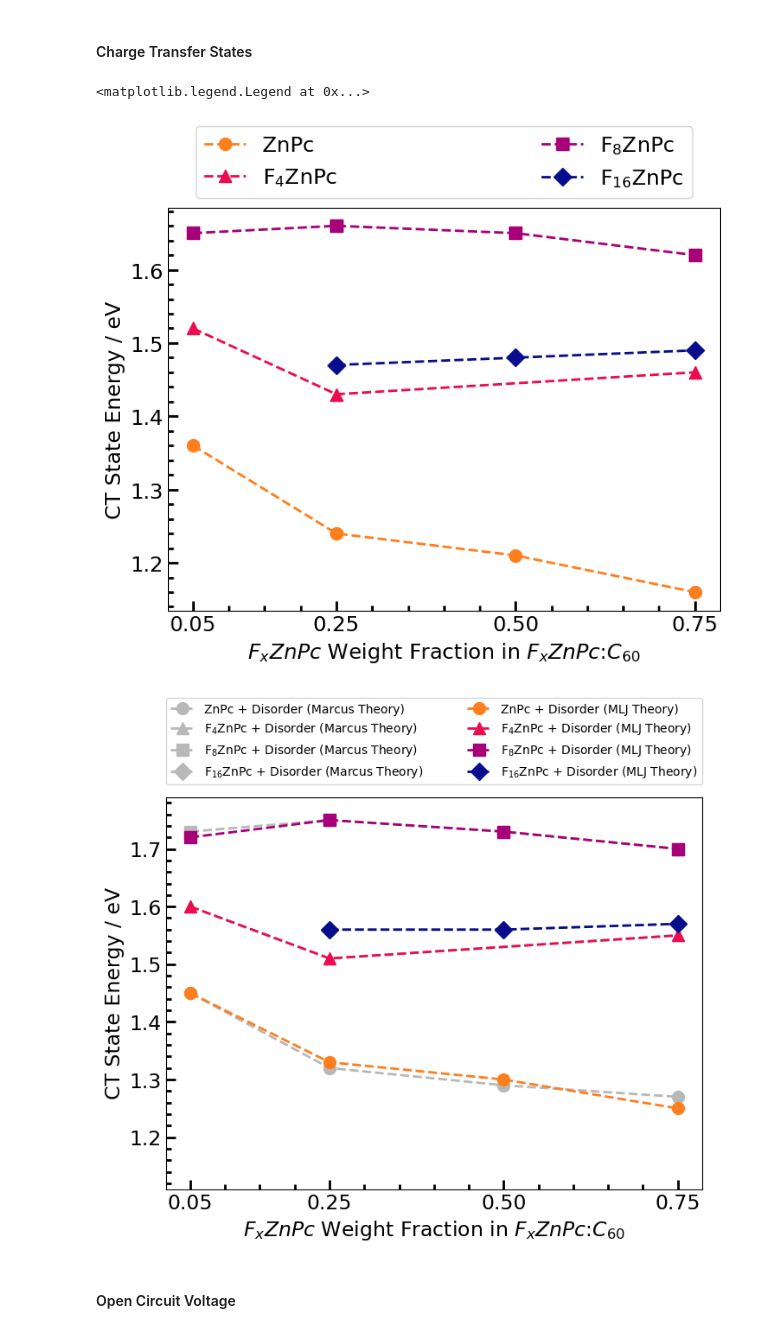
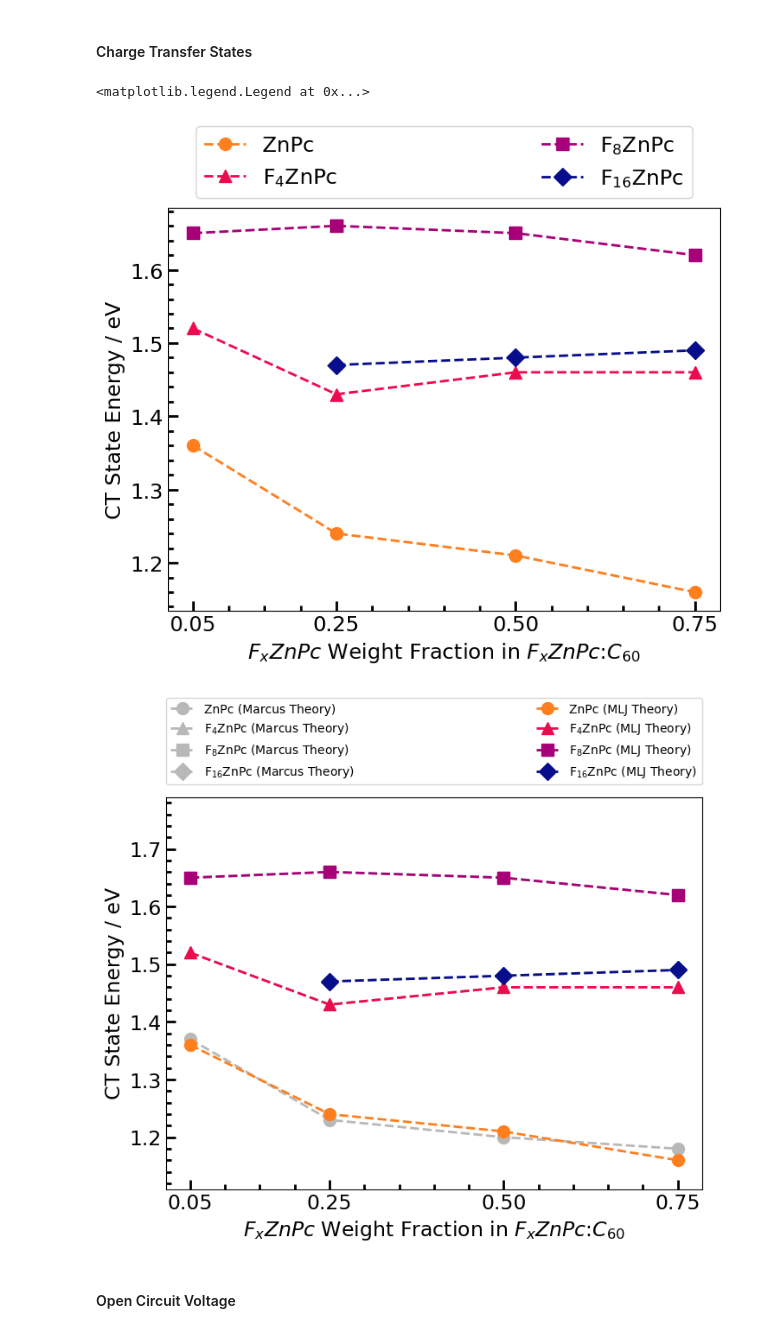
Before and after one commit to annajungbluth/Voltage-Loss-Calculations, a Jupyter notebook: Voltage Losses.ipynb, the cells around one changed output. Drawn from its saved outputs; the diff is of its cells as text; code cells hidden in the pictures.

```diff
--- a/Voltage Losses.ipynb
+++ b/Voltage Losses.ipynb
@@ -201,7 +243,6 @@ materials = ['ZnPc', '$\mathregular{F_{4}ZnPc}$', '$\mathregular{F_{8}ZnPc}$', '
 labels = ['0.05', '0.25', '0.50', '0.75']
 
 x = [0.05, 0.25, 0.50, 0.75]
-F4_x = [0.05, 0.25, 0.75]
 F16_x = [0.25, 0.5, 0.75]
 
 # Marcus Theory
@@ -219,66 +260,66 @@ plt.ylabel('CT State Energy / eV', fontsize=17, fontweight='medium')
 plt.xticks(x, labels)
 
 #plt.plot(x, ZnPc_Ect_Marcus, 'o', markersize=10, linestyle='--', linewidth=2, label=materials[0], color=colors[1])
-#plt.plot(F4_x, F4ZnPc_Ect_Marcus[0:2] + [F4ZnPc_Ect_Marcus[3]], '^', markersize=10, linestyle='--', linewidth=2, label=materials[1], color=colors[2])
+#plt.plot(x, F4ZnPc_Ect_Marcus, '^', markersize=10, linestyle='--', linewidth=2, label=materials[1], color=colors[2])
 #plt.plot(x, F8ZnPc_Ect_Marcus[0:4], 's', markersize=10, linestyle='--', linewidth=2, label=materials[2], color=colors[3])
 #plt.plot(F16_x, F16ZnPc_Ect_Marcus[1:], 'D', markersize=10, linestyle='--', linewidth=2, label=materials[3], color=colors[4])
 
 plt.plot(x, ZnPc_Ect_MLJ, 'o', markersize=10, linestyle='--', linewidth=2, label=materials[0], color=colors[1])
-plt.plot(F4_x, F4ZnPc_Ect_MLJ[0:2] + [F4ZnPc_Ect_MLJ[3]], '^', markersize=10, linestyle='--', linewidth=2, label=materials[1], color=colors[2])
+plt.plot(x, F4ZnPc_Ect_MLJ, '^', markersize=10, linestyle='--', linewidth=2, label=materials[1], color=colors[2])
 plt.plot(x, F8ZnPc_Ect_MLJ[0:4], 's', markersize=10, linestyle='--', linewidth=2, label=materials[2], color=colors[3])
 plt.plot(F16_x, F16ZnPc_Ect_MLJ[1:], 'D', markersize=10, linestyle='--', linewidth=2, label=materials[3], color=colors[4])
 
 #plt.plot(x, ZnPc_Ect_Marcus, 'o', markersize=10, linestyle='--', linewidth=2, label=materials[0], color=colors[1])
-#plt.plot(F4_x, F4ZnPc_Ect_Marcus[0:2] + [F4ZnPc_Ect_Marcus[3]], '^', markersize=10, linestyle='--', linewidth=2, label=materials[1], color=colors[2])
+#plt.plot(x, F4ZnPc_Ect_Marcus, '^', markersize=10, linestyle='--', linewidth=2, label=materials[1], color=colors[2])
 #plt.plot(x, F8ZnPc_Ect_Marcus[0:4], 's', markersize=10, linestyle='--', linewidth=2, label=materials[2], color=colors[3])
 #plt.plot(F16_x, F16ZnPc_Ect_Marcus[1:], 'D', markersize=10, linestyle='--', linewidth=2, label=materials[3], color=colors[4])
 
 #plt.ylim(1.11, 1.79)
 plt.legend(fontsize = 17, bbox_to_anchor=(0.05, 1.1, 0.9, .102), loc=2, ncol=2, mode="expand", borderaxespad=0.)
 
 # Marcus Theory + Disorder
 
 plt.figure(figsize=(8,6), dpi = 100);
 plt.grid(False)
 plt.tick_params(labelsize=12)
 plt.minorticks_on()
 plt.rcParams['figure.facecolor']='xkcd:white'
 plt.rcParams['figure.edgecolor']='xkcd:white'
 plt.tick_params(labelsize=17, direction='in', axis='both', which='major', length=8, width=2)
 plt.tick_params(labelsize=17, direction='in', axis='both', which='minor', length=4, width=2)
 plt.xlabel('$F_{x}ZnPc$ Weight Fraction in $F_{x}ZnPc$:$C_{60}$', fontsize=17, fontweight='medium')
 plt.ylabel('CT State Energy / eV', fontsize=17, fontweight='medium')
 plt.xticks(x, labels)
 
 # color='#B8B8B8'
 
-#plt.plot(x, ZnPc_Ect_Marcus, 'o', markersize=10, linestyle='--', linewidth=2, label=materials[0]+' (Marcus Theory)', color='#B8B8B8')
-#plt.plot(F4_x, F4ZnPc_Ect_Marcus[0:2] + [F4ZnPc_Ect_Marcus[3]], '^', markersize=10, linestyle='--', linewidth=2, label=materials[1]+' (Marcus Theory)', color='#B8B8B8')
-#plt.plot(x, F8ZnPc_Ect_Marcus[0:4], 's', markersize=10, linestyle='--', linewidth=2, label=materials[2]+' (Marcus Theory)', color='#B8B8B8')
-#plt.plot(F16_x, F16ZnPc_Ect_Marcus[1:], 'D', markersize=10, linestyle='--', linewidth=2, label=materials[3]+' (Marcus Theory)', color='#B8B8B8')
+plt.plot(x, ZnPc_Ect_Marcus, 'o', markersize=10, linestyle='--', linewidth=2, label=materials[0]+' (Marcus Theory)', color='#B8B8B8')
+plt.plot(x, F4ZnPc_Ect_Marcus, '^', markersize=10, linestyle='--', linewidth=2, label=materials[1]+' (Marcus Theory)', color='#B8B8B8')
+plt.plot(x, F8ZnPc_Ect_Marcus[0:4], 's', markersize=10, linestyle='--', linewidth=2, label=materials[2]+' (Marcus Theory)', color='#B8B8B8')
+plt.plot(F16_x, F16ZnPc_Ect_Marcus[1:], 'D', markersize=10, linestyle='--', linewidth=2, label=materials[3]+' (Marcus Theory)', color='#B8B8B8')
 
-plt.plot(x, ZnPc_Ect_Marcus_Disorder, 'o', markersize=10, linestyle='--', linewidth=2, label=materials[0]+' + Disorder (Marcus Theory)', color='#B8B8B8')
-plt.plot(F4_x, F4ZnPc_Ect_Marcus_Disorder[0:2] + [F4ZnPc_Ect_Marcus_Disorder[3]], '^', markersize=10, linestyle='--', linewidth=2, label=materials[1]+' + Disorder (Marcus Theory)', color='#B8B8B8')
-plt.plot(x, F8ZnPc_Ect_Marcus_Disorder[0:4], 's', markersize=10, linestyle='--', linewidth=2, label=materials[2]+' + Disorder (Marcus Theory)', color='#B8B8B8')
-plt.plot(F16_x, F16ZnPc_Ect_Marcus_Disorder[1:], 'D', markersize=10, linestyle='--', linewidth=2, label=materials[3]+' + Disorder (Marcus Theory)', color='#B8B8B8')
+#plt.plot(x, ZnPc_Ect_Marcus_Disorder, 'o', markersize=10, linestyle='--', linewidth=2, label=materials[0]+' + Disorder (Marcus Theory)', color=colors[1]) #color='#B8B8B8')
+#plt.plot(x, F4ZnPc_Ect_Marcus_Disorder, '^', markersize=10, linestyle='--', linewidth=2, label=materials[1]+' + Disorder (Marcus Theory)', color=colors[2]) #color='#B8B8B8')
+#plt.plot(x, F8ZnPc_Ect_Marcus_Disorder[0:4], 's', markersize=10, linestyle='--', linewidth=2, label=materials[2]+' + Disorder (Marcus Theory)', color=colors[3]) #color='#B8B8B8')
+#plt.plot(F16_x, F16ZnPc_Ect_Marcus_Disorder[1:], 'D', markersize=10, linestyle='--', linewidth=2, label=materials[3]+' + Disorder (Marcus Theory)', color=colors[4]) #color='#B8B8B8')
 
-#plt.plot(x, ZnPc_Ect_MLJ, 'o', markersize=10, linestyle='--', linewidth=2, label=materials[0]+' (MLJ Theory)', color=colors[1])
-#plt.plot(F4_x, F4ZnPc_Ect_MLJ[0:2] + [F4ZnPc_Ect_MLJ[3]], '^', markersize=10, linestyle='--', linewidth=2, label=materials[1]+' (MLJ Theory)', color=colors[2])
-#plt.plot(x, F8ZnPc_Ect_MLJ[0:4], 's', markersize=10, linestyle='--', linewidth=2, label=materials[2]+' (MLJ Theory)', color=colors[3])
-#plt.plot(F16_x, F16ZnPc_Ect_MLJ[1:], 'D', markersize=10, linestyle='--', linewidth=2, label=materials[3]+' (MLJ Theory)', color=colors[4])
+plt.plot(x, ZnPc_Ect_MLJ, 'o', markersize=10, linestyle='--', linewidth=2, label=materials[0]+' (MLJ Theory)', color=colors[1]) #color='#B8B8B8')
+plt.plot(x, F4ZnPc_Ect_MLJ, '^', markersize=10, linestyle='--', linewidth=2, label=materials[1]+' (MLJ Theory)', color=colors[2]) #color='#B8B8B8')
+plt.plot(x, F8ZnPc_Ect_MLJ[0:4], 's', markersize=10, linestyle='--', linewidth=2, label=materials[2]+' (MLJ Theory)', color=colors[3]) #color='#B8B8B8')
+plt.plot(F16_x, F16ZnPc_Ect_MLJ[1:], 'D', markersize=10, linestyle='--', linewidth=2, label=materials[3]+' (MLJ Theory)', color=colors[4]) #color='#B8B8B8')
 
-plt.plot(x, ZnPc_Ect_MLJ_Disorder, 'o', markersize=10, linestyle='--', linewidth=2, label=materials[0]+' + Disorder (MLJ Theory)', color=colors[1])
-plt.plot(F4_x, F4ZnPc_Ect_MLJ_Disorder[0:2] + [F4ZnPc_Ect_MLJ_Disorder[3]], '^', markersize=10, linestyle='--', linewidth=2, label=materials[1]+' + Disorder (MLJ Theory)', color=colors[2])
-plt.plot(x, F8ZnPc_Ect_MLJ_Disorder[0:4], 's', markersize=10, linestyle='--', linewidth=2, label=materials[2]+' + Disorder (MLJ Theory)', color=colors[3])
-plt.plot(F16_x, F16ZnPc_Ect_MLJ_Disorder[1:], 'D', markersize=10, linestyle='--', linewidth=2, label=materials[3]+' + Disorder (MLJ Theory)', color=colors[4])
+#plt.plot(x, ZnPc_Ect_MLJ_Disorder, 'o', markersize=10, linestyle='--', linewidth=2, label=materials[0]+' + Disorder (MLJ Theory)', color=colors[1])
+#plt.plot(x, F4ZnPc_Ect_MLJ_Disorder, '^', markersize=10, linestyle='--', linewidth=2, label=materials[1]+' + Disorder (MLJ Theory)', color=colors[2])
+#plt.plot(x, F8ZnPc_Ect_MLJ_Disorder[0:4], 's', markersize=10, linestyle='--', linewidth=2, label=materials[2]+' + Disorder (MLJ Theory)', color=colors[3])
+#plt.plot(F16_x, F16ZnPc_Ect_MLJ_Disorder[1:], 'D', markersize=10, linestyle='--', linewidth=2, label=materials[3]+' + Disorder (MLJ Theory)', color=colors[4])
 
 plt.ylim(1.11, 1.79)
 #plt.legend(fontsize = 17, bbox_to_anchor=(0.05, 1.26, 0.9, .102), loc=2, ncol=2, mode="expand", borderaxespad=0.)
 plt.legend(fontsize = 10, bbox_to_anchor=(0., 1.15, 1, .102), loc=2, ncol=2, mode="expand", borderaxespad=0.)
 # %% [output]
 <matplotlib.legend.Legend at 0x...>
-[figure, old version]
+[figure, new version]
-[figure, old version]
+[figure, new version]
 # %% [markdown]
 #### Open Circuit Voltage
 # %%
```
Also changed, not shown: parts of 13 cells of this notebook.
